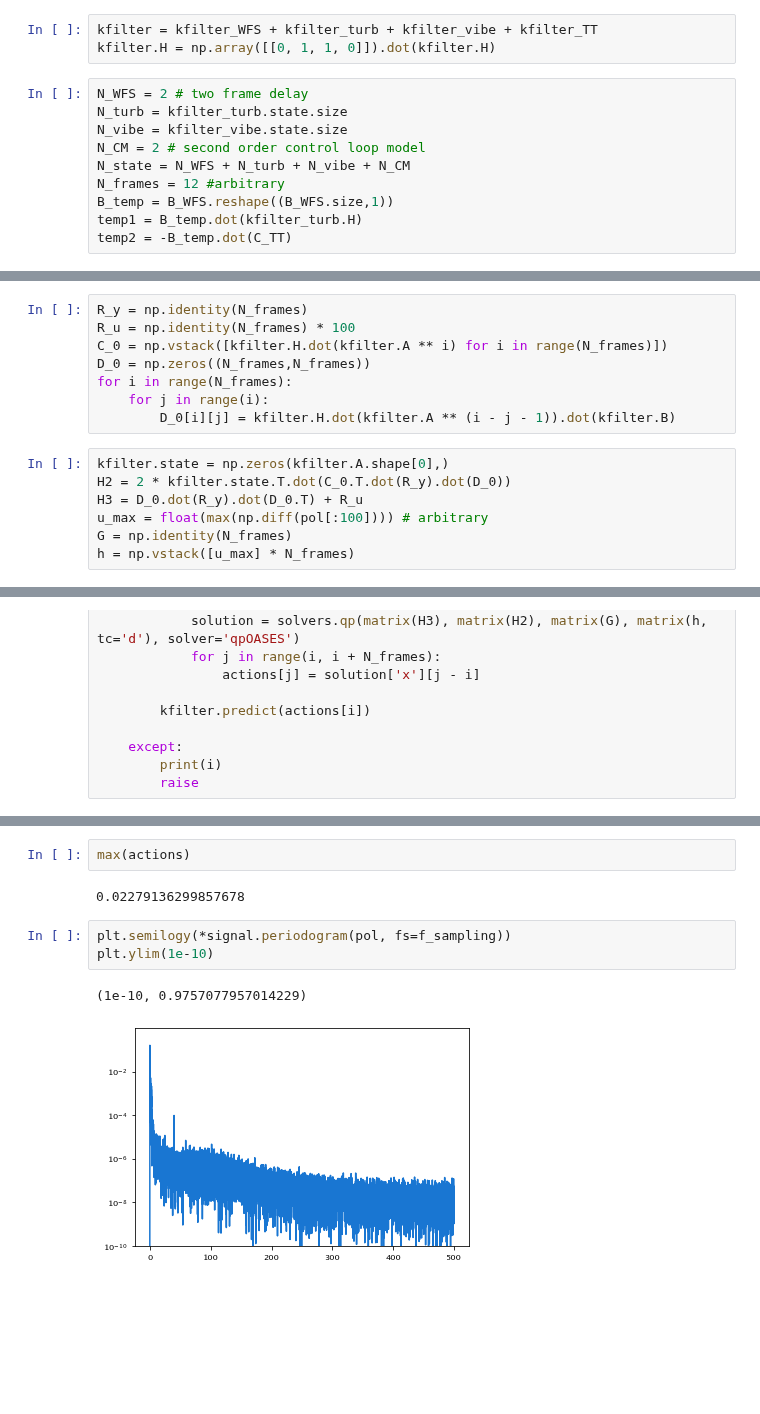
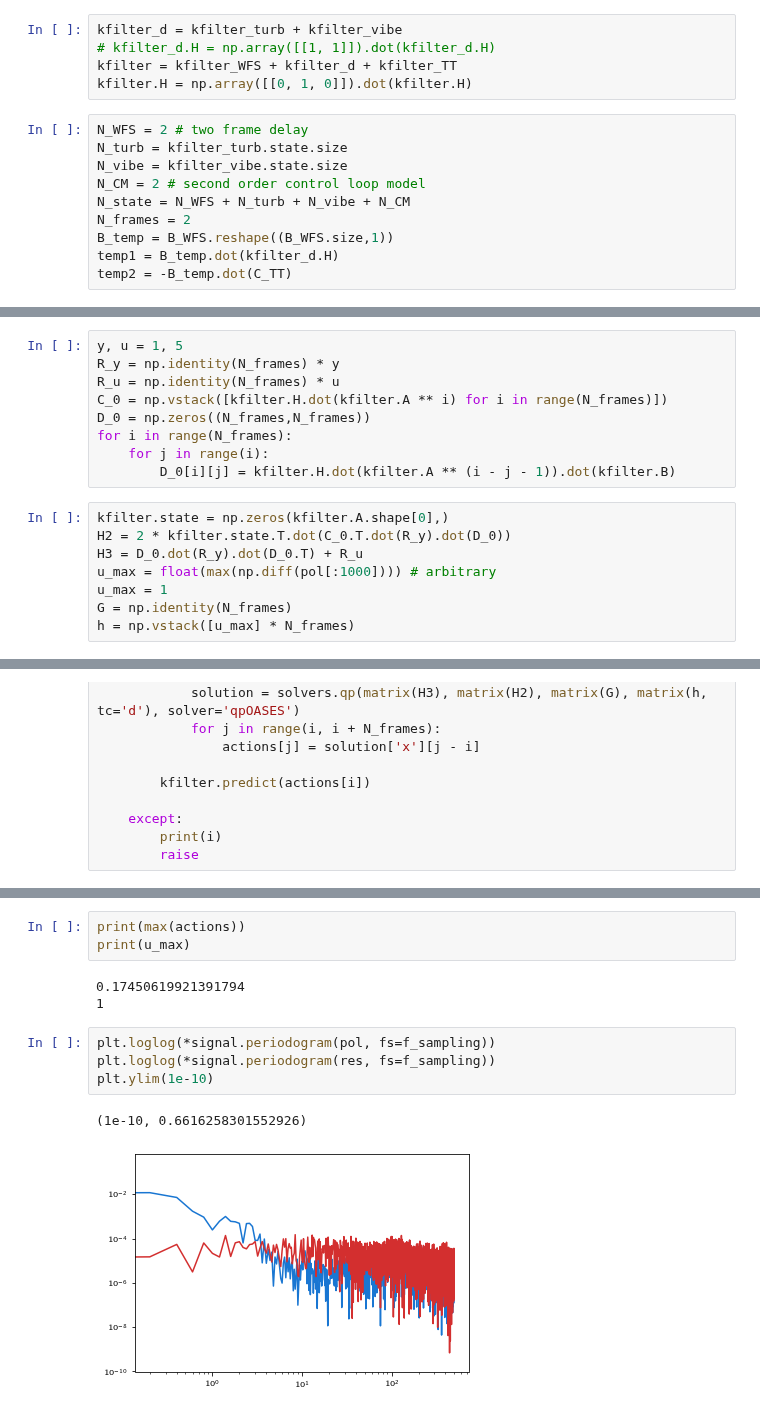
Before and after one commit to aditya-sengupta/tip-tilt-control, a Jupyter notebook: control/dev/mpc.ipynb, the cells around one changed output, grey strips where cells are left out. Drawn from its saved outputs; the diff is of its cells as text; blank space fills up the shorter version.

Commit message:
vibe check part 2

```diff
--- a/control/dev/mpc.ipynb
+++ b/control/dev/mpc.ipynb
@@ -115,15 +119,17 @@ Took 1 iterations to get steady-state covariance.
 # %%
-kfilter = kfilter_WFS + kfilter_turb + kfilter_vibe + kfilter_TT
-kfilter.H = np.array([[0, 1, 1, 0]]).dot(kfilter.H)
+kfilter_d = kfilter_turb + kfilter_vibe
+# kfilter_d.H = np.array([[1, 1]]).dot(kfilter_d.H)
+kfilter = kfilter_WFS + kfilter_d + kfilter_TT
+kfilter.H = np.array([[0, 1, 0]]).dot(kfilter.H)
 # %%
 N_WFS = 2 # two frame delay
 N_turb = kfilter_turb.state.size
 N_vibe = kfilter_vibe.state.size
 N_CM = 2 # second order control loop model
 N_state = N_WFS + N_turb + N_vibe + N_CM
-N_frames = 12 #arbitrary
+N_frames = 2
 B_temp = B_WFS.reshape((B_WFS.size,1))
-temp1 = B_temp.dot(kfilter_turb.H)
+temp1 = B_temp.dot(kfilter_d.H)
 temp2 = -B_temp.dot(C_TT)
 # %%
 # hardcoding because some things are just plain weird
@@ -159,8 +165,9 @@ def run(kfilter, *args, save_physics=False):
 
 res, phy = run(kfilter, pol, np.zeros(pol.size,), save_physics=True)
 # %%
-R_y = np.identity(N_frames)
-R_u = np.identity(N_frames) * 100
+y, u = 1, 5
+R_y = np.identity(N_frames) * y
+R_u = np.identity(N_frames) * u
 C_0 = np.vstack([kfilter.H.dot(kfilter.A ** i) for i in range(N_frames)])
 D_0 = np.zeros((N_frames,N_frames))
 for i in range(N_frames):
@@ -170,7 +177,8 @@ for i in range(N_frames):
 kfilter.state = np.zeros(kfilter.A.shape[0],)
 H2 = 2 * kfilter.state.T.dot(C_0.T.dot(R_y).dot(D_0))
 H3 = D_0.dot(R_y).dot(D_0.T) + R_u
-u_max = float(max(np.diff(pol[:100]))) # arbitrary
+u_max = float(max(np.diff(pol[:1000]))) # arbitrary
+u_max = 1
 G = np.identity(N_frames)
 h = np.vstack([u_max] * N_frames)
 # %%
@@ -225,10 +223,13 @@ rms(res)
-# %%
-max(actions)
-# %% [output]
-0.02279136299857678
+# %%
+print(max(actions))
+print(u_max)
+# %% [output]
+0.17450619921391794
+1
 # %%
-plt.semilogy(*signal.periodogram(pol, fs=f_sampling))
+plt.loglog(*signal.periodogram(pol, fs=f_sampling))
+plt.loglog(*signal.periodogram(res, fs=f_sampling))
 plt.ylim(1e-10)
 # %% [output]
-(1e-10, 0.9757077957014229)
+(1e-10, 0.6616258301552926)
-[figure, old version]
+[figure, new version]
```
Also changed, not shown: parts of 13 cells of this notebook, 1 other file.
